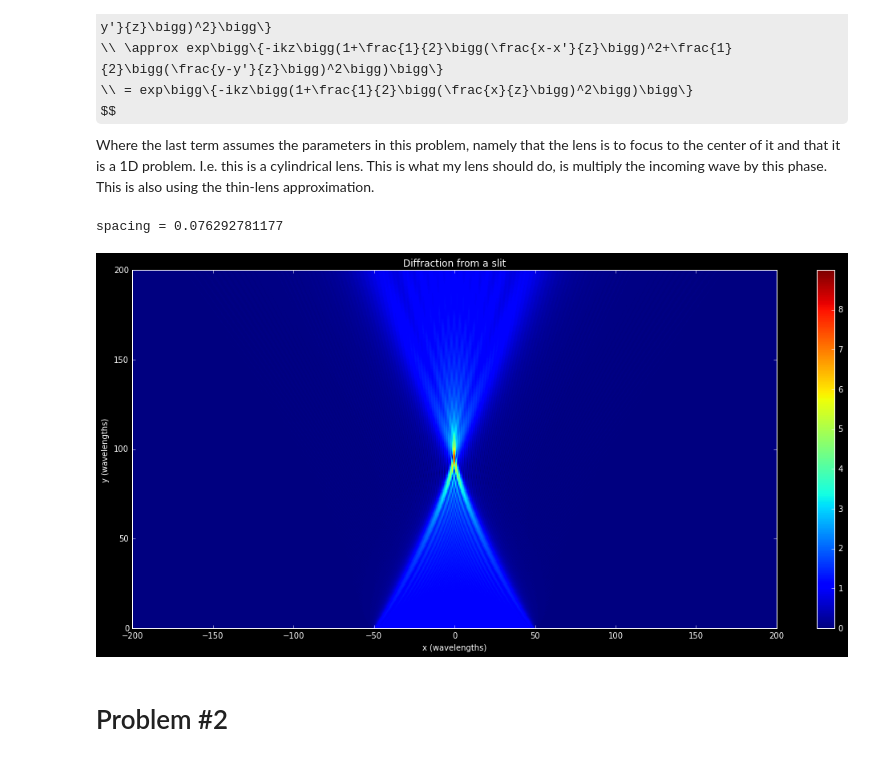
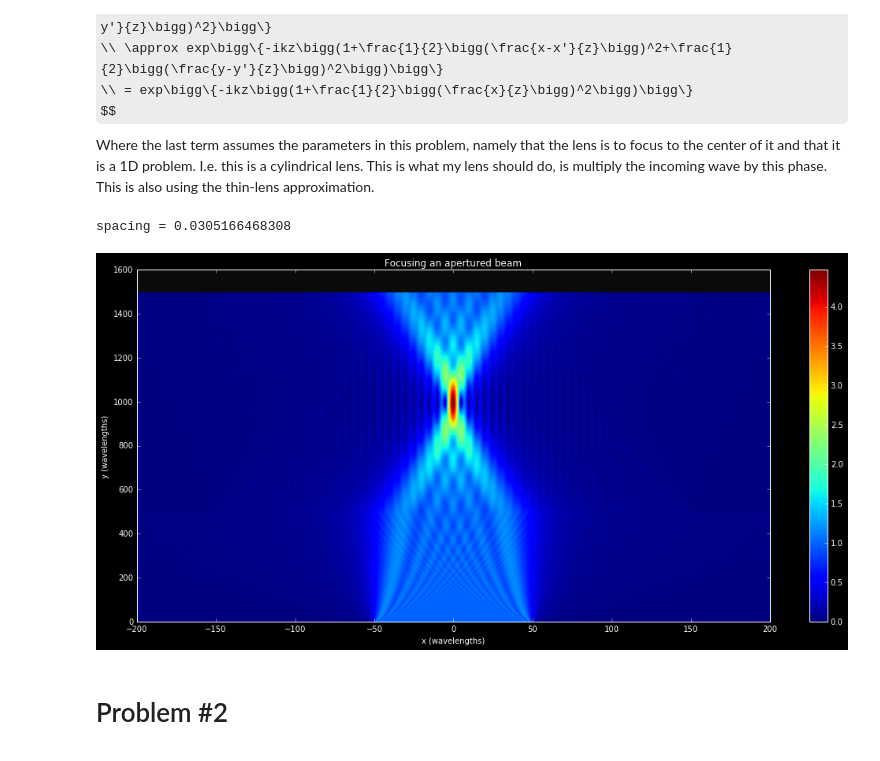
Before and after one commit to aquirdTurtle/Marks-old-analysis-folder, a Jupyter notebook: Fourier Optics Numeric Homework #3 - Applications of Fourier Propagation.ipynb, the cells around one changed output. Cells and saved outputs as stored; diff of their text form; code cells hidden in the pictures; some formulas as TeX source.

```diff
--- a/Fourier Optics Numeric Homework #3 - Applications of Fourier Propagation.ipynb
+++ b/Fourier Optics Numeric Homework #3 - Applications of Fourier Propagation.ipynb
@@ -112,37 +112,46 @@ $$
 Where the last term assumes the parameters in this problem, namely that the lens is to focus to the center of it and that it is a 1D problem. I.e. this is a cylindrical lens.
 This is what my lens should do, is multiply the incoming wave by this phase. This is also using the thin-lens approximation.
 # %%
-numberOfPoints = 2**16
+numberOfPoints = 2**15
 
 #
 squareLength = 100
-dataRange = 5000
+lensSize = 300
+dataRange = 1000
 xpts = np.linspace(-dataRange / 2, dataRange / 2, numberOfPoints)
 spacing = (max(xpts) - min(xpts))/(numberOfPoints + 1)
 field0 = np.abs(xpts) < squareLength / 2
 wavelength = 1
-focalLength = 100
+focalLength = 500
 lensPhase = np.exp(-1j * (2*np.pi/wavelength) * focalLength * (1 + (1/2)*(xpts/focalLength)**2))
-field0 = field0 * lensPhase
+field0 = field0
 
-positions = np.arange(0, 200, 0.5)
-allData = np.zeros((len(positions), numberOfPoints), dtype=complex)
-for pos in range(len(positions)):
-    allData[pos] = propagate(field0, xpts, positions[pos], wavelength)
-finAngles = np.arctan(xpts/max(positions))
+positions1 = np.arange(0, focalLength, 3)
+positions2 = np.arange(0, 2*focalLength, 3)
+allData = np.zeros((len(positions1) + len(positions2), numberOfPoints), dtype=complex)
+
+for pos in range(len(positions1)):
+    allData[pos] = propagate(field0, xpts, positions1[pos], wavelength)
+
+
+for pos in range(len(positions2)):
+    allData[len(positions1) + pos] = propagate(field0, xpts, max(positions1), wavelength)
+    allData[len(positions1) + pos] = allData[len(positions1) + pos] * lensPhase * (np.abs(xpts) < lensSize / 2)
+    allData[len(positions1) + pos] = propagate(allData[len(positions1) + pos], xpts, positions2[pos], wavelength)
 # %%
 plt.figure(2)
-plt.pcolormesh(xpts, positions, abs(allData))
+doublePositions = np.concatenate((positions1, max(positions1) + positions2))
+plt.pcolormesh(xpts, doublePositions, abs(allData))
 plt.xlabel('x (wavelengths)')
 plt.ylabel('y (wavelengths)')
 plt.colorbar()
 plt.title('Focusing an apertured beam')
 print('spacing = ' + str(spacing))
 plt.xlim(-200, 200)
 plt.show()
 # %% [output]
-spacing = 0.076292781177
+spacing = 0.0305166468308
-[figure, old version]
+[figure, new version]
 # %% [markdown]
 # Problem #2
 # %% [markdown]
```
Also changed, not shown: parts of 2 cells of this notebook, 1 other file.
